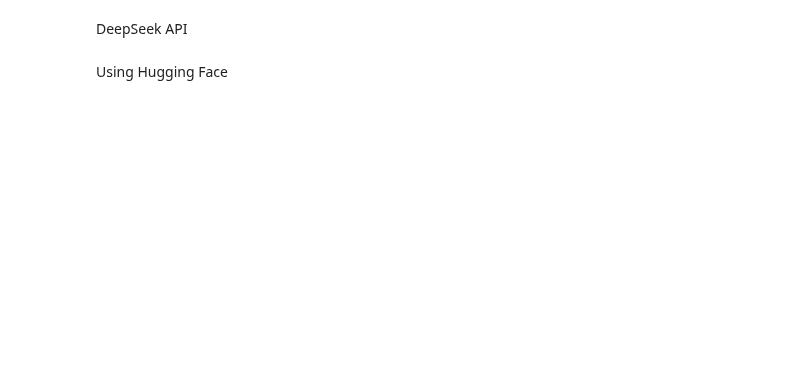
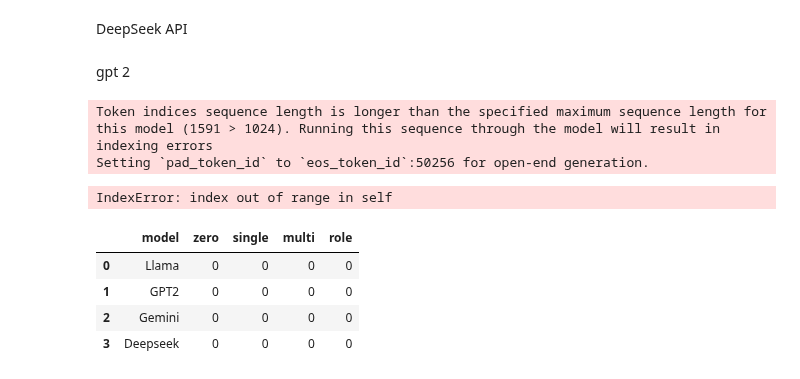
Before and after one commit to Foxtrot123-png/Multi-modal-News-Bias-Detection-and-Analyzing-LLM-performance-for-debiasing, a Jupyter notebook: EDA/LLMs.ipynb, the cells around one changed output. Cells and saved outputs as stored; diff of their text form; code cells hidden in the pictures; blank space fills up the shorter version.

```diff
--- a/EDA/LLMs.ipynb
+++ b/EDA/LLMs.ipynb
@@ -205,3 +237,3 @@ else:
 # %% [markdown]
-Using Hugging Face
+gpt 2
 # %%
@@ -223,0 +251,21 @@ else:
+# %%
+run_gpt2('zero')
+# %% [output]
+Token indices sequence length is longer than the specified maximum sequence length for this model (1591 > 1024). Running this sequence through the model will result in indexing errors
+Setting `pad_token_id` to `eos_token_id`:50256 for open-end generation.
+IndexError: index out of range in self
+# %%
+df_cosine = pd.DataFrame({
+    'model': ['Llama', 'GPT2', 'Gemini', 'Deepseek']
+})
+df_cosine['zero']=0
+df_cosine['single']=0
+df_cosine['multi']=0
+df_cosine['role']=0
+df_cosine
+# %% [output]
+|  | model | zero | single | multi | role |
+| 0 | Llama | 0 | 0 | 0 | 0 |
+| 1 | GPT2 | 0 | 0 | 0 | 0 |
+| 2 | Gemini | 0 | 0 | 0 | 0 |
+| 3 | Deepseek | 0 | 0 | 0 | 0 |
```
Also changed, not shown: parts of 18 cells of this notebook, 6 other files.
